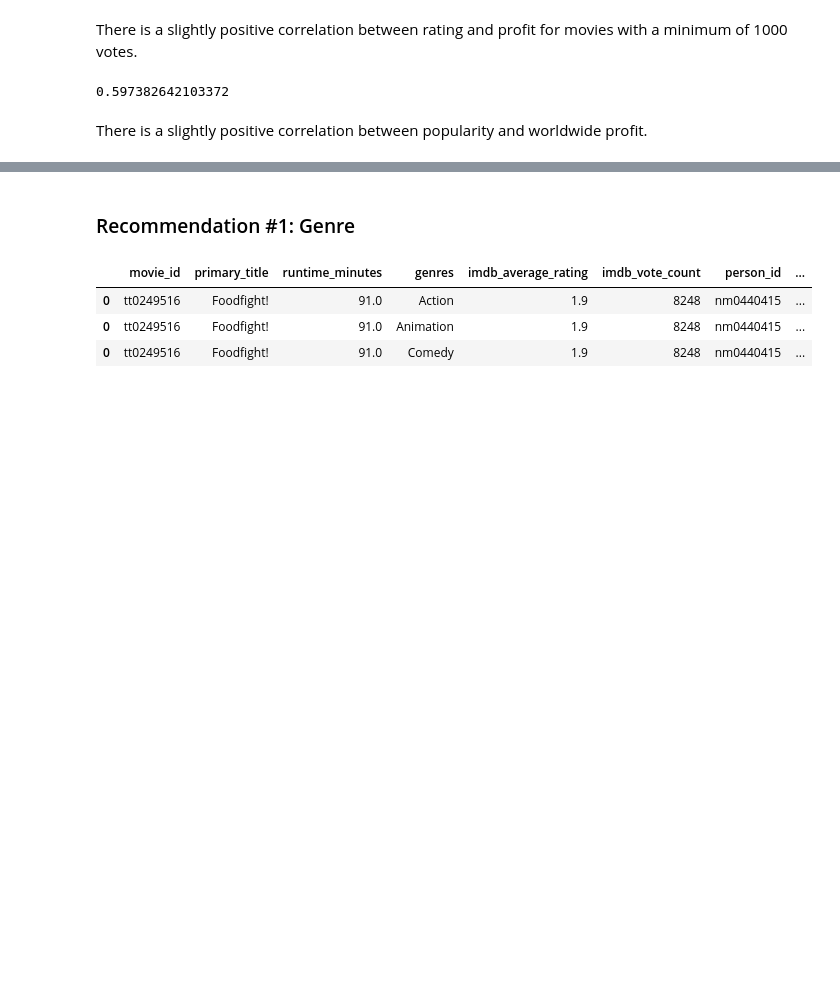
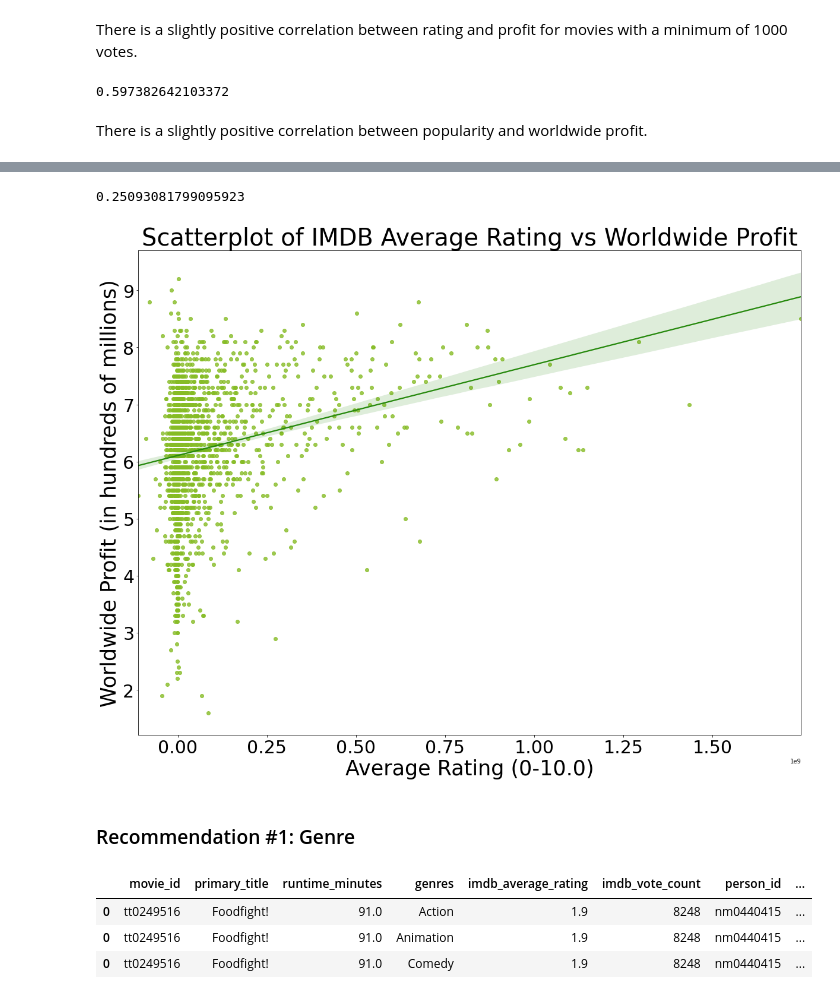
Before and after one commit to abwilliamss/AIAcademy-capstone, a Jupyter notebook: AI Academy Capstone Project.ipynb, the cells around one changed output, grey strips where cells are left out. Saved outputs shown, nothing was run; the diff lists cells and outputs as text; code cells hidden in the pictures; blank space fills up the shorter version.

Commit message:
add profit metrics

```diff
--- a/AI Academy Capstone Project.ipynb
+++ b/AI Academy Capstone Project.ipynb
@@ -112,3 +103,25 @@ plt.yticks(size = 30);
+# %%
+# correlation between "imdb_average_rating" and "worldwide_profit"
+average_rating = final_master_df['imdb_average_rating'].corr(final_master_df['worldwide_profit'])
+average_rating
+# %% [output]
+0.25093081799095923
+# %%
+# scatterplot showing the relationship between "popularity" and "worldwide_profit"
+plt.figure(figsize=(20, 15))
+sns.regplot(y=final_master_df['imdb_average_rating'], x=final_master_df['worldwide_profit'],
+               scatter_kws={"color": "#86BC25"}, line_kws={"color": "#26890D"})
+
+# set barplot title and axes labels
+plt.title(label = "Scatterplot of IMDB Average Rating vs Worldwide Profit", fontsize=40)
+plt.xlabel("Average Rating (0-10.0)", fontsize=35)
+plt.ylabel("Worldwide Profit (in hundreds of millions)", fontsize=35)
+
+# set x and y tick size
+plt.xticks(size = 30)
+plt.yticks(size = 30);
+# %% [output]
+[figure, added]
 # %% [markdown]
 ### Recommendation #1: Genre
 # %%
```
Also changed, not shown: parts of 5 cells of this notebook.
